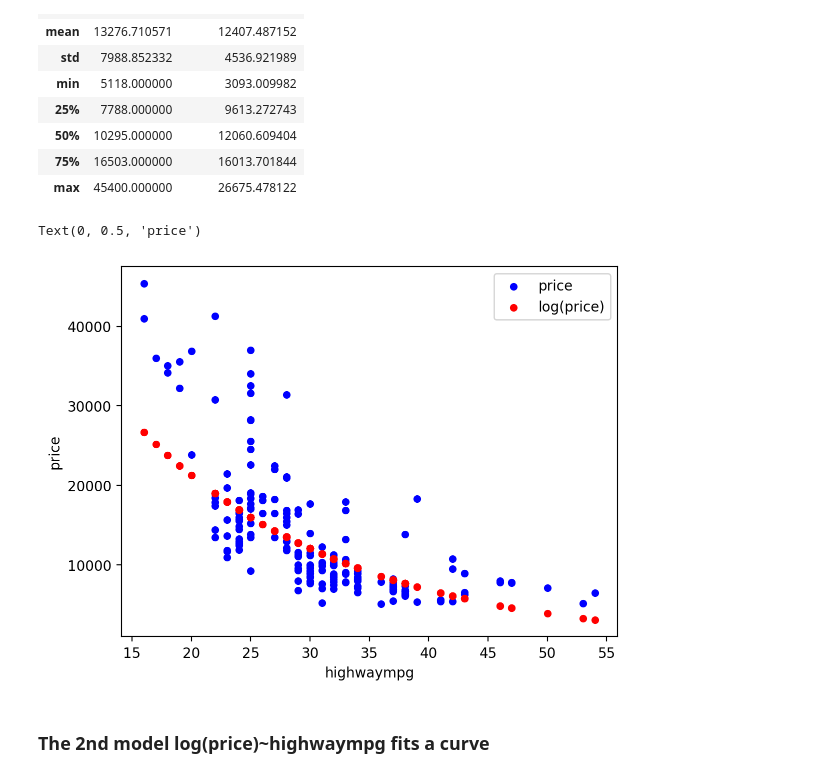
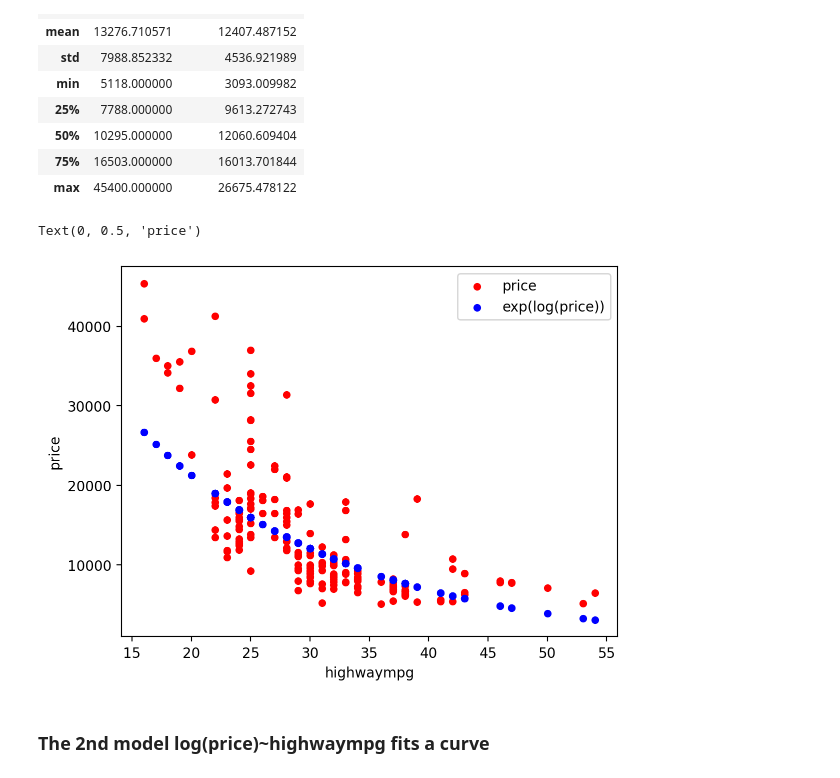
Before and after one commit to sayantansatpati/ewmba_haas, a Jupyter notebook: dd/assignment-2.ipynb, the cells around one changed output. Saved outputs shown, nothing was run; the diff lists cells and outputs as text; code cells hidden in the pictures.

```diff
--- a/dd/assignment-2.ipynb
+++ b/dd/assignment-2.ipynb
@@ -246,16 +246,16 @@ df[['price', 'price_transformed']].describe()
 | max | 45400.000000 | 26675.478122 |
 # %%
 #create scatter plot of A_assists vs. A_points
-ax1=df.plot(kind='scatter', x='highwaympg', y='price', color='b', label='price')
+ax1=df.plot(kind='scatter', x='highwaympg', y='price', color='r', label='price')
 
 #add scatter plot on same graph using B_assists vs. B_points
-ax2=df.plot(kind='scatter', x='highwaympg', y='price_transformed', color='r', label='log(price)', ax=ax1)
+ax2=df.plot(kind='scatter', x='highwaympg', y='price_transformed', color='b', label='exp(log(price))', ax=ax1)
 
 #specify x-axis and y-axis labels
 ax1.set_xlabel('highwaympg')
 ax1.set_ylabel('price')
 # %% [output]
 Text(0, 0.5, 'price')
-[figure, old version]
+[figure, new version]
 # %% [markdown]
 ### The 2nd model log(price)~highwaympg fits a curve
```
